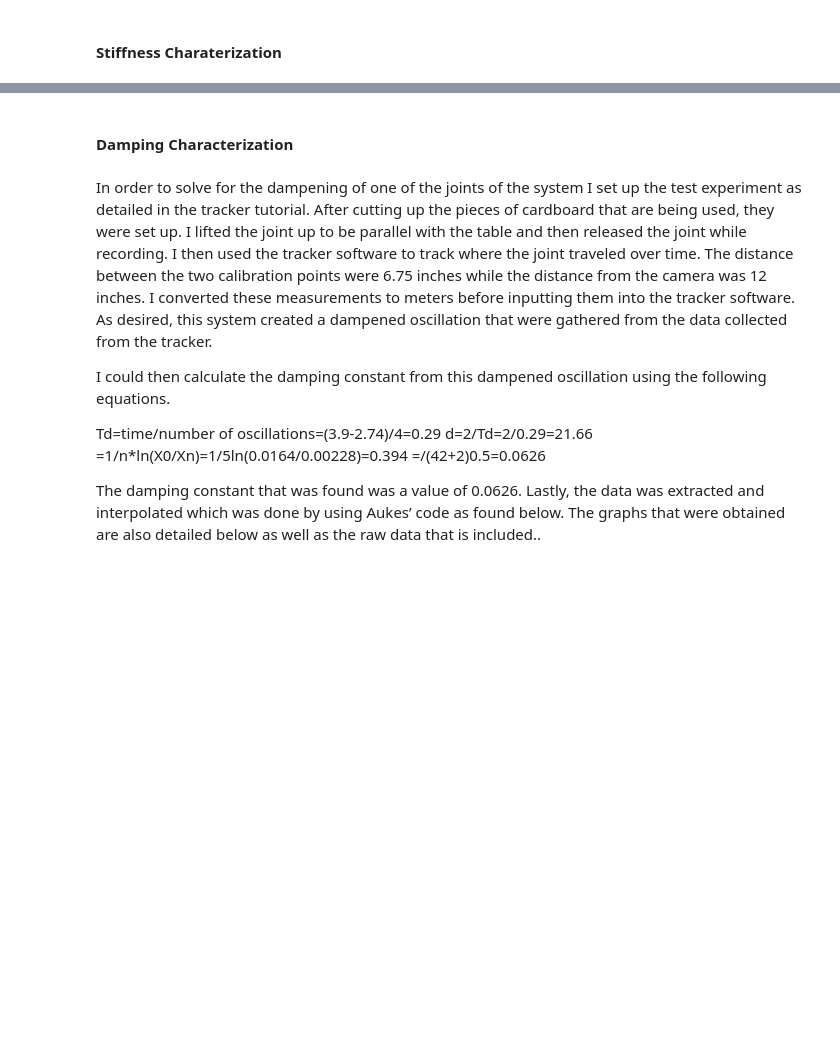
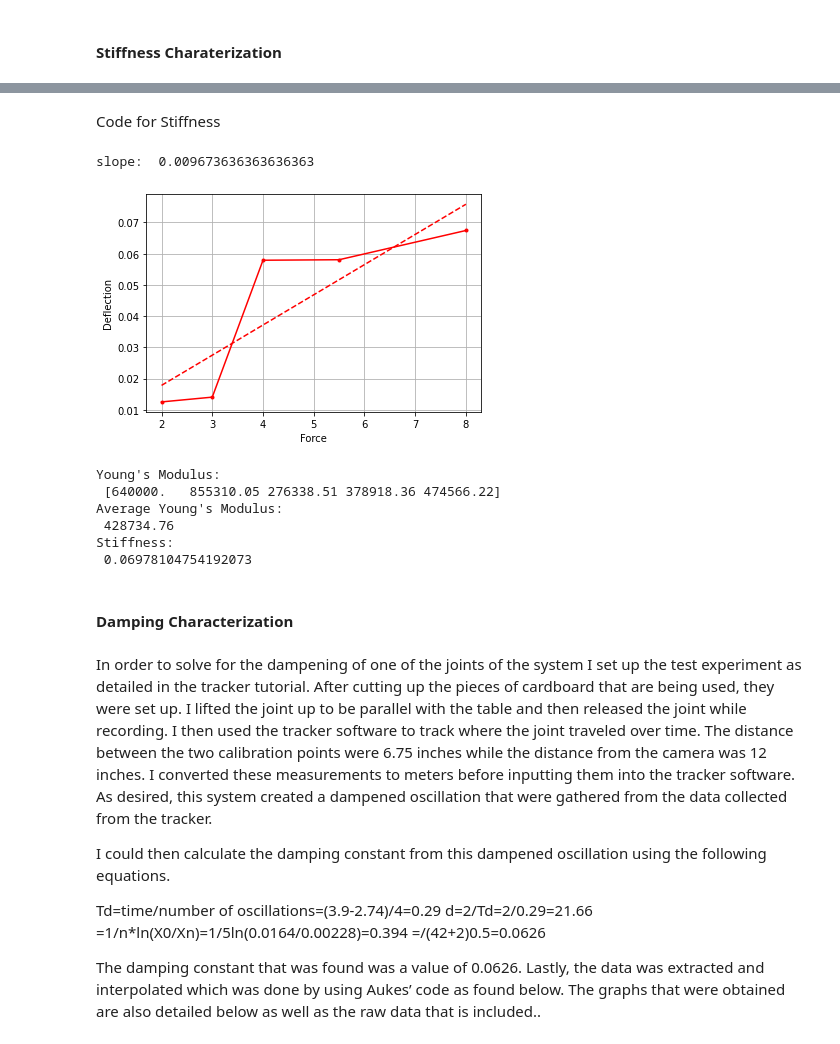
Before and after one commit to arnoldjames98/arnoldjames98.github.io, a Jupyter notebook: systemDynamicsII.ipynb, the cells around one changed output, grey strips where cells are left out. Saved outputs shown, nothing was run; the diff lists cells and outputs as text; code cells hidden in the pictures; blank space fills up the shorter version.

```diff
--- a/systemDynamicsII.ipynb
+++ b/systemDynamicsII.ipynb
@@ -66,0 +70,36 @@ TODO: Give a breif description of how stiffness (Cree and Katie's assignments) w
+# %% [markdown]
+Code for Stiffness
+# %%
+%matplotlib inline
+import matplotlib.pyplot as plt
+import sympy
+import numpy as np
+from sympy import pi
+from sympy import integrate
+import pandas as pd
+from scipy.stats import linregress
+
+b,h,theta,P,L,E,I,x,w,M,q,p,A,B,C,D,p0,M0=sympy.symbols('b,h,theta,P,L,E,I,x,w,M,q,p,A,B,C,D,p0,M0')
+
+x_axis = [2, 3, 4, 5.5, 8] # mass of various loads (oz)
+xt = np.array(x_axis)
+y_axis = [0.0125, 0.01403, 0.0579, 0.05806, 0.06743] # deflection numbers for rigid cardboard (m)
+yt = np.array(y_axis)
+slope, intercept, r_value, p_value, std_err = linregress(x_axis, y_axis)
+def a_predict(x_axis):
+    return intercept + slope*x_axis
+
+x_min, x_max = min(x_axis), max(x_axis)
+a_min, a_max = a_predict(x_min), a_predict(x_max)
+
+plt.plot(xt, intercept + slope*xt, 'r--')
+
+print("slope: ", slope)
+plt.plot(x_axis, y_axis, '.r-')
+plt.xlabel('Force')
+plt.ylabel('Deflection')
+plt.grid(True)
+plt.show()
+# %% [output]
+slope:  0.009673636363636363
+[figure, added]
@@ -67,3 +120,29 @@ TODO: Give a breif description of how stiffness (Cree and Katie's assignments) w
+# %%
+#Computed moment of beam as function of the loading
+b = 0.125 # meters
+h = 0.025 # meters
+Ixx = (1/12)*b*h**3
+Iyy = (1/12)*h*b**3
+MaxDeflect = [0.0125, 0.01403, 0.0579, 0.05806, 0.06743]
+d = np.array(MaxDeflect)
+P = [2, 3, 4, 5.5, 8]
+p = np.array(P)
+E = ((b**3)*p)/(d * 3*(Ixx))
+E2 = ((b**3)*4.5)/(0.041984 * 3*(Ixx)) # 4.5 and 0.041984 are the average weight and deflection respectively
+rounded = np.round(E, 2)
+print("Young's Modulus:\n", rounded)
+rounded2 = np.round(E2, 2)
+print("Average Young's Modulus:\n", rounded2)
+Stiffness = E2 * Ixx
+print("Stiffness:\n", Stiffness)
+M_dd = np.dot(p, p)
+# %% [output]
+Young's Modulus:
+ [640000.   855310.05 276338.51 378918.36 474566.22]
+Average Young's Modulus:
+ 428734.76
+Stiffness:
+ 0.06978104754192073
 # %% [markdown]
 #### Damping Characterization
 # %% [markdown]
```
Also changed, not shown: parts of 19 cells of this notebook.
